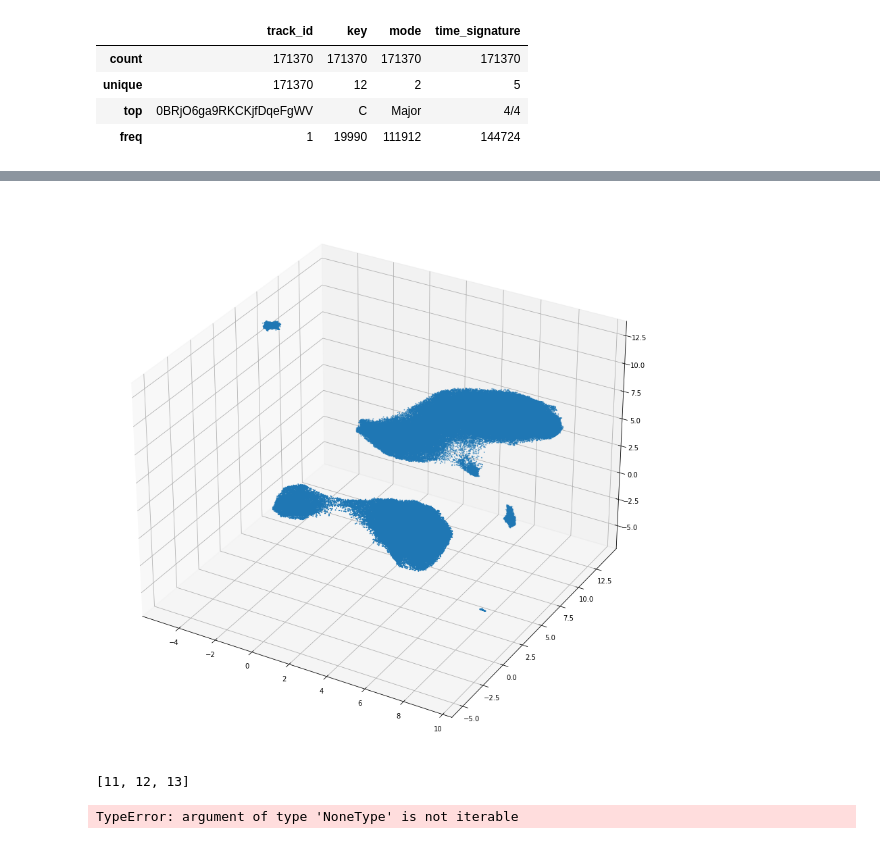
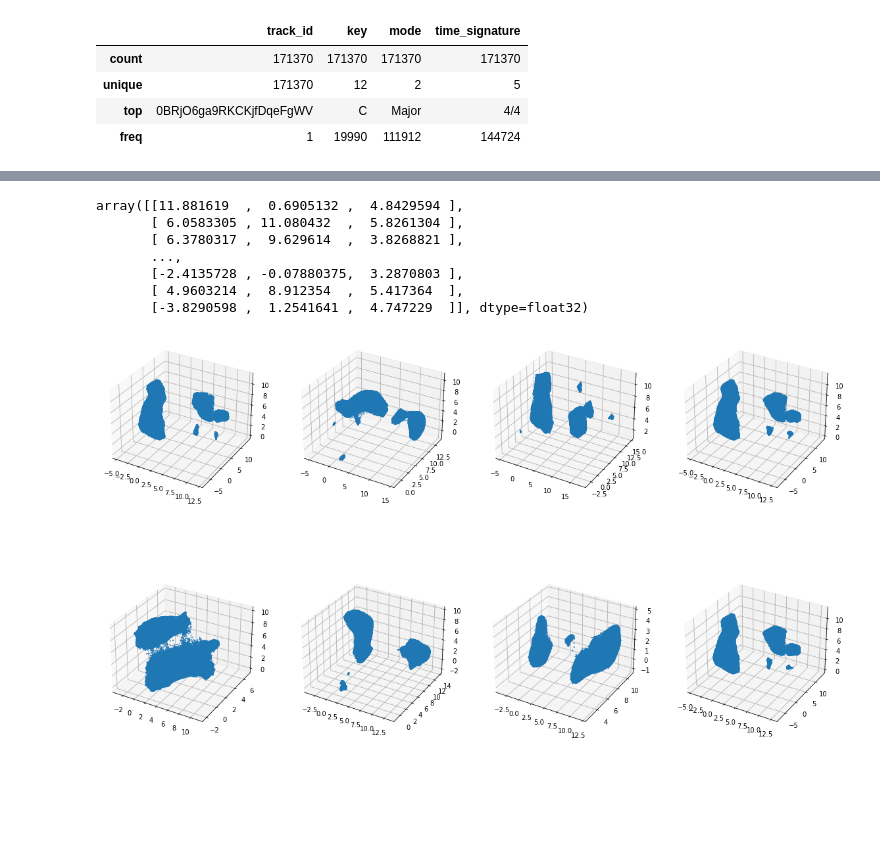
Before and after one commit to crmccambridge/coding_examples, a Jupyter notebook: K-Means+MLFlow/kmeans+mlfow.ipynb, the cells around one changed output, grey strips where cells are left out. Drawn from its saved outputs; the diff is of its cells as text; code cells hidden in the pictures; blank space fills up the shorter version.

```diff
--- a/K-Means+MLFlow/kmeans+mlfow.ipynb
+++ b/K-Means+MLFlow/kmeans+mlfow.ipynb
@@ -82,7 +84,7 @@ def float_table(df):
             pass
     return df
 # %%
-ct = ColumnTransformer([("scale", QuantileTransformer(output_distribution='normal'), song_features.select_dtypes(exclude='object').columns),],remainder="passthrough",verbose=True,verbose_feature_names_out=False)
+ct = ColumnTransformer([("scale", QuantileTransformer(output_distribution='normal'), song_features.select_dtypes(exclude='object').columns),],remainder="drop",verbose=True,verbose_feature_names_out=False)
 song_scale = float_table(pd.DataFrame(ct.fit_transform(song_features),columns=ct.get_feature_names_out()))
 song_scale
 # %% [output]
@@ -151,22 +109,36 @@ plt.show()
+# %%
+songs_umap = umap.UMAP(metric='l2',n_components=3,min_dist=.25).fit_transform(song_scale)
+# %%
+songs_umap
+# %% [output]
+array([[11.881619  ,  0.6905132 ,  4.8429594 ],
+       [ 6.0583305 , 11.080432  ,  5.8261304 ],
+       [ 6.3780317 ,  9.629614  ,  3.8268821 ],
+       ...,
+       [-2.4135728 , -0.07880375,  3.2870803 ],
+       [ 4.9603214 ,  8.912354  ,  5.417364  ],
+       [-3.8290598 ,  1.2541641 ,  4.747229  ]], dtype=float32)
+# %%
+metrics = ['euclidean','manhattan','chebyshev','minkowski','canberra','braycurtis','mahalanobis','l2']
 # %%
-fig = plt.figure(figsize=(15, 15))
-ax = fig.add_subplot(projection='3d')
-ax.scatter(embedding[0][:,0], embedding[0][:,1], embedding[0][:,2], s=1, cmap='tab20b')
+fig = plt.figure(figsize=(20, 12))
+
+for i, metric in tqdm(enumerate(metrics)):
+    songs_umap = umap.UMAP(metric=metric,n_components=3,min_dist=.25).fit_transform(song_scale)
+
+    ax = fig.add_subplot(2,4,i+1,projection='3d')
+    ax.scatter(songs_umap[:,0], songs_umap[:,1], songs_umap[:,2], s=1, cmap='tab20b')
 plt.show()
 # %% [output]
-[figure, old version]
+[figure, new version]
 # %%
 categorical_columns = [i for i,x in enumerate(song_scale.columns) if x in song_scale.select_dtypes(include='object').columns]
 # %%
 categorical_columns
-# %% [output]
-[11, 12, 13]
 # %%
 kproto = KPrototypes(n_clusters= 15, init='Cao', n_jobs = 4)
 kprotoModel = kproto.fit(song_scale, categorical=categorical_columns)
 clusters = kprotoModel.predict(song_scale)
-# %% [output]
-TypeError: argument of type 'NoneType' is not iterable
 # %%
 #mlflow.set_tracking_uri("databricks")
 #mlflow.set_experiment("/Users/connor.mccambridge@sprint.com/Medium/K-Prototype")
```
Also changed, not shown: parts of 9 cells of this notebook.
